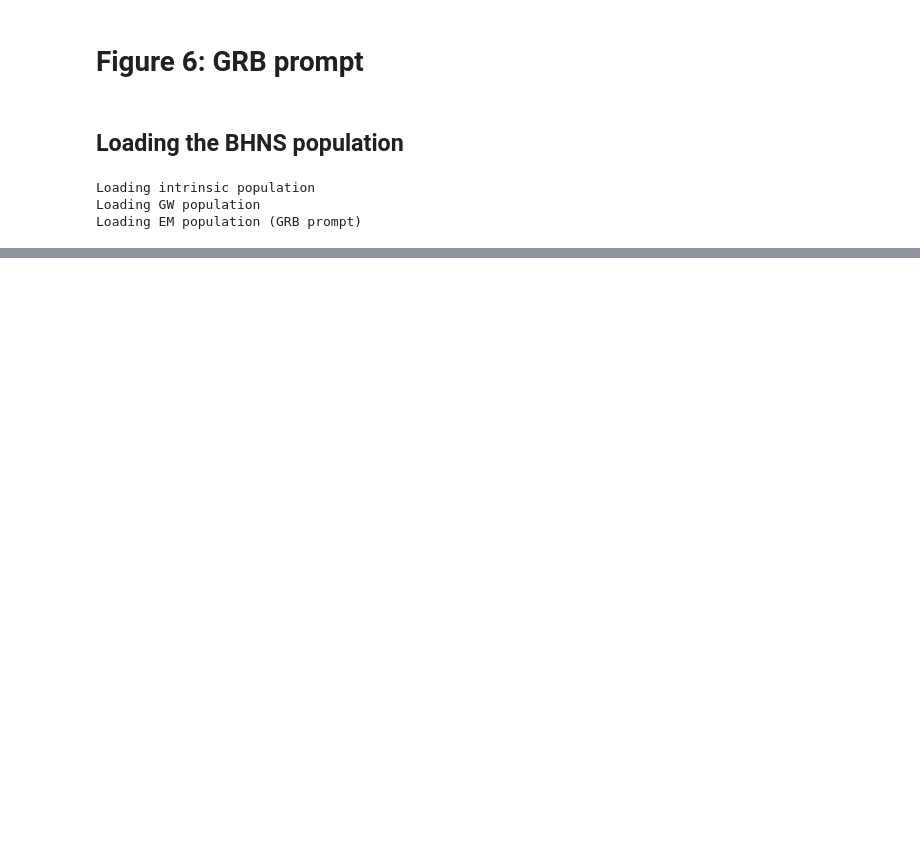
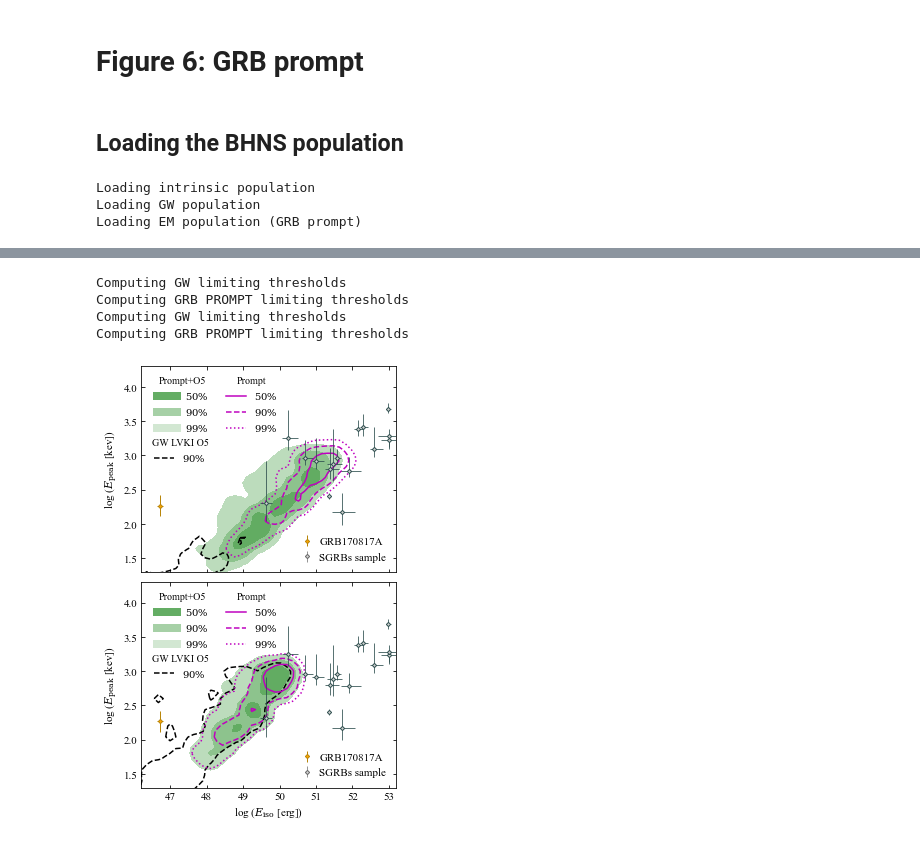
Before and after one commit to acolombo140/O4O5BHNS, a Jupyter notebook: figure6.ipynb, the cells around one changed output, grey strips where cells are left out. Drawn from its saved outputs; the diff is of its cells as text; code cells hidden in the pictures; blank space fills up the shorter version.

Commit message:
Figure C1 and C2

```diff
--- a/figure6.ipynb
+++ b/figure6.ipynb
@@ -149,8 +154,6 @@ Computing weights
 recomp_gaussian = False
 recomp_uniform = False
 plt.rcParams['font.family']="Times New Roman"
-#plt.rcParams['font.size'] = 11
-plt.rcParams['figure.figsize']=4.3,3.5
 plt.rcParams['figure.autolayout']=True
 plt.rcParams['mathtext.fontset']='dejavuserif'
 plt.rcParams["axes.axisbelow"] = False
@@ -276,30 +279,36 @@ for h in range(len(thetaj)):
     Eiso_err_grb170817a = 1.e46 #erg
     Epeak_grb170817a = 185 #kev
     Epeak_err_grb170817a = 78 #kev
     ax1.errorbar(np.log10(Eiso_grb170817a),np.log10(Epeak_grb170817a),xerr=np.log10(1.+(Eiso_err_grb170817a/Eiso_grb170817a)),yerr=np.log10(1.+(Epeak_err_grb170817a/Epeak_grb170817a)),marker='D',linestyle='None',color='darkgoldenrod',markerfacecolor="orange",elinewidth=1.,markersize=3.,zorder=3)
 
     if h == 1:
         ax1.set_xlabel(r'log ($E_\mathrm{iso}$ [erg])',size=11)
     ax1.set_ylabel(r'log ($E_\mathrm{peak}$ [kev])',size=11)
 
     if h == 0:
         ax1.tick_params(direction='in',left=True,bottom=True,top=True,right=True,labelsize=11)
         ax1.axes.xaxis.set_ticklabels([])
     if h == 1:
         ax1.tick_params(direction='in',left=True,bottom=True,top=True,right=True,labelsize=11)
 
     leg1=plt.legend([Line2D([0],[0],color='m'),Line2D([0],[0],color='m',ls="--"),Line2D([0],[0],color='m',ls=":")],[r'$50\%$',r'$90\%$',r'$99\%$'],bbox_to_anchor=(0.57, 0.999),title="Prompt",title_fontsize=10,prop={'size': 10},frameon=False)
     leg2=plt.legend([Line2D([0],[0],color='forestgreen',lw=8,alpha=0.7),Line2D([0],[0],color="forestgreen",lw=8,alpha=0.4),Line2D([0],[0],color='forestgreen',lw=8,alpha=0.2)],[r'$50\%$',r'$90\%$',r'$99\%$'],bbox_to_anchor=(0.3, 0.999),title="Prompt+O5",title_fontsize=10,prop={'size': 10},frameon=False)
     leg3=plt.legend([Line2D([0],[0],color='black',ls="--")],[r'$90\%$'],bbox_to_anchor=(0.3, 0.7),title="GW LVKI O5",title_fontsize=10,prop={'size': 10},frameon=False)
     plt.gca().add_artist(leg1)
     plt.gca().add_artist(leg2)
     plt.gca().add_artist(leg3)
 
     ax1.errorbar(100,100,yerr=1000,marker='D',linestyle='None',color='darkgoldenrod',markerfacecolor='orange',elinewidth=1.,markersize=3.,label="GRB170817A")
     ax1.errorbar(100,100,yerr=1000,marker='D',linestyle='None',color="dimgrey",elinewidth=0.7,markersize=3.,markerfacecolor="lightgrey",alpha=0.99,label="SGRBs sample")
     ax1.legend(loc=4,prop={'size': 11},frameon=False,handletextpad=0.1)
 
     #plt.text(46.3,0.7,"GRB Prompt",size=16)
     ax1.set_xlim(46.2,53.2)
     ax1.set_ylim(1.3,4.3)
 plt.show()
+# %% [output]
+Computing GW limiting thresholds
+Computing GRB PROMPT limiting thresholds
+Computing GW limiting thresholds
+Computing GRB PROMPT limiting thresholds
+[figure, added]
```
Also changed, not shown: parts of 1 cell of this notebook, 3 other files.
